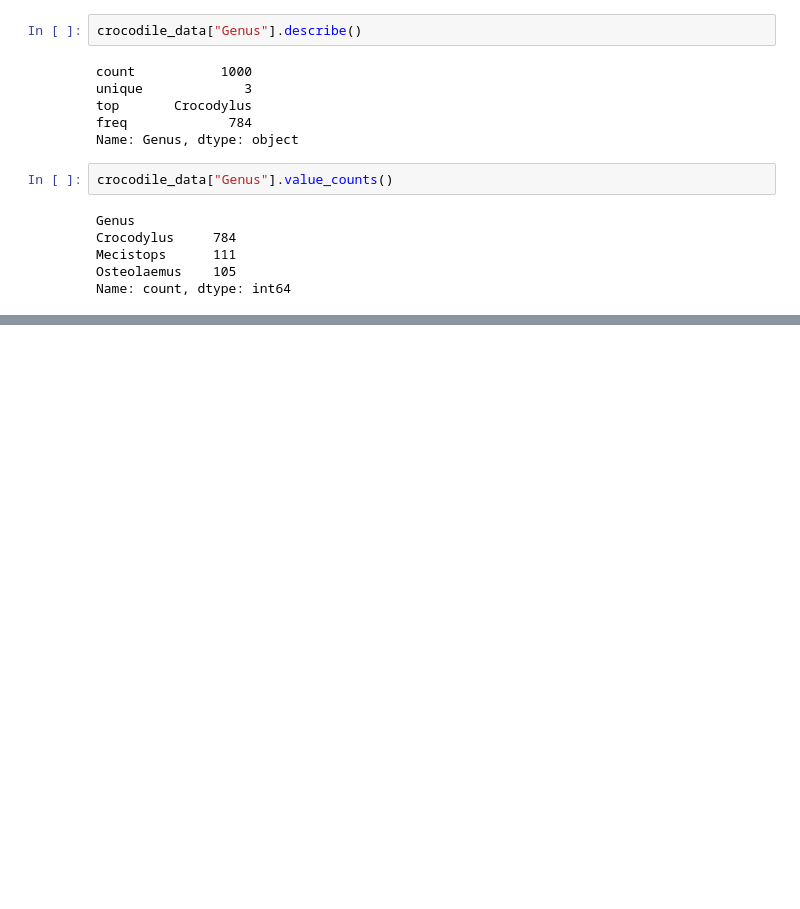
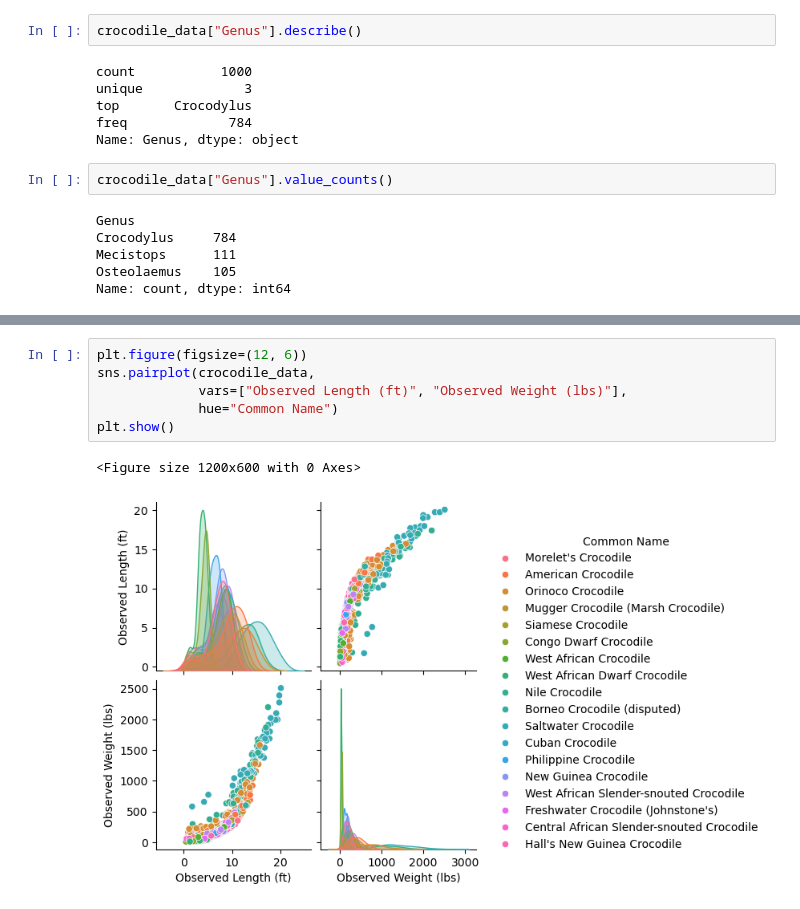
Before and after one commit to adriankUSA/portfolio, a Jupyter notebook: crocodile_classification/classifying_crocodiles.ipynb, the cells around one changed output, grey strips where cells are left out. Drawn from its saved outputs; the diff is of its cells as text; blank space fills up the shorter version.

Commit message:
Draft Crocodiles

```diff
--- a/crocodile_classification/classifying_crocodiles.ipynb
+++ b/crocodile_classification/classifying_crocodiles.ipynb
@@ -127,0 +367,9 @@ Okay, sweet, I have 3 Genera:
+# %%
+plt.figure(figsize=(12, 6))
+sns.pairplot(crocodile_data,
+             vars=["Observed Length (ft)", "Observed Weight (lbs)"],
+             hue="Common Name")
+plt.show()
+# %% [output]
+<Figure size 1200x600 with 0 Axes>
+[figure, added]
```
Also changed, not shown: parts of 36 cells of this notebook, 2 other files.
